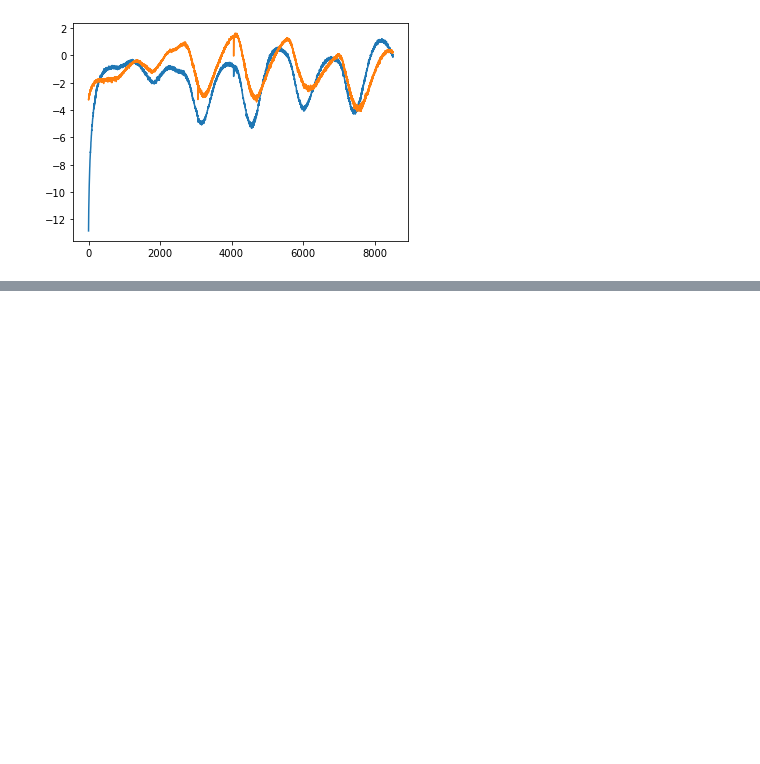
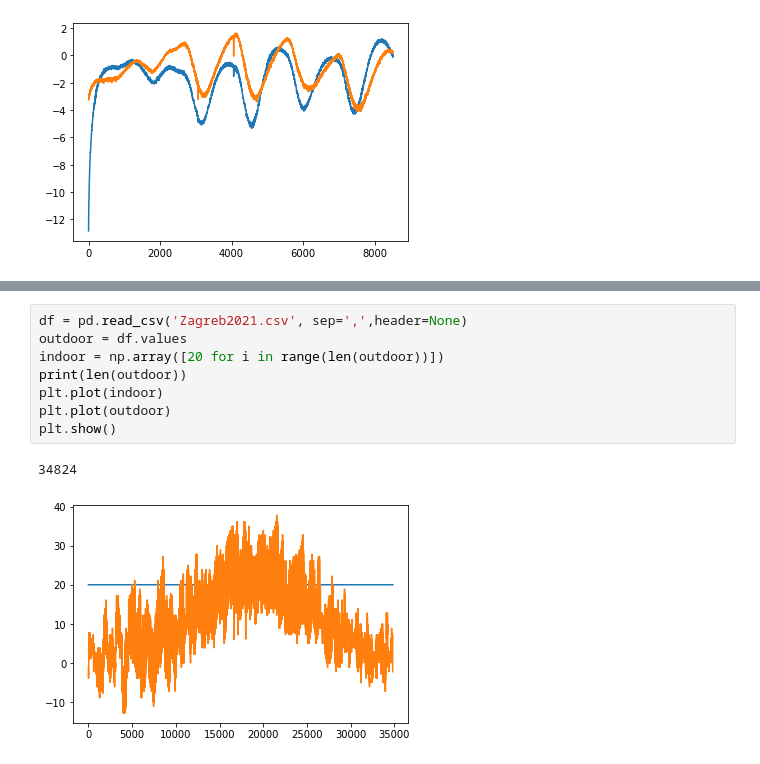
Before and after one commit to sanjin94/HTool-dev, a Jupyter notebook: initial_notebook/heat_transfer_pilot.ipynb, the cells around one changed output, grey strips where cells are left out. Drawn from its saved outputs; the diff is of its cells as text; blank space fills up the shorter version.

```diff
--- a/initial_notebook/heat_transfer_pilot.ipynb
+++ b/initial_notebook/heat_transfer_pilot.ipynb
@@ -675,0 +684,11 @@ plt.plot(hf)
+# %%
+df = pd.read_csv('Zagreb2021.csv', sep=',',header=None)
+outdoor = df.values
+indoor = np.array([20 for i in range(len(outdoor))])
+print(len(outdoor))
+plt.plot(indoor)
+plt.plot(outdoor)
+plt.show()
+# %% [output]
+34824
+[figure, added]
```
Also changed, not shown: parts of 9 cells of this notebook, 5 other files.
